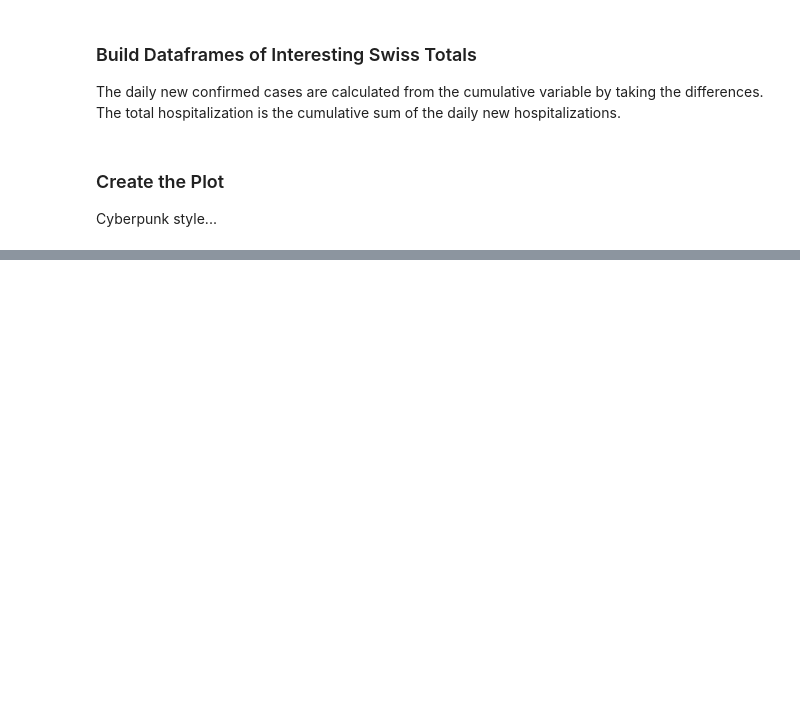
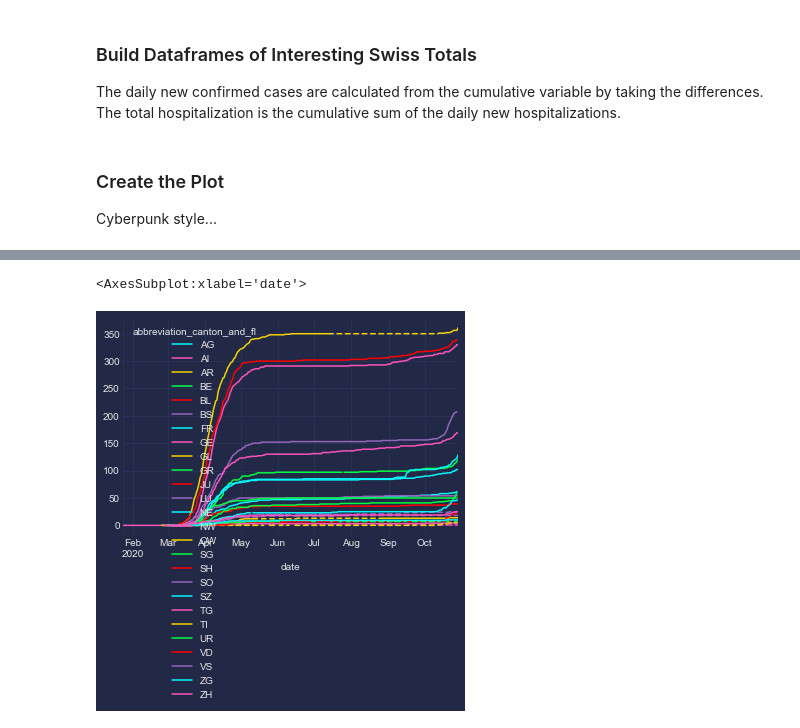
Before and after one commit to wildmichael/swisscovid, a Jupyter notebook: CovidSchweiz.ipynb, the cells around one changed output, grey strips where cells are left out. Drawn from its saved outputs; the diff is of its cells as text; code cells hidden in the pictures; blank space fills up the shorter version.

```diff
--- a/CovidSchweiz.ipynb
+++ b/CovidSchweiz.ipynb
@@ -92,0 +284,2 @@ plot(df_cumul, ax, secondary_y=['Total hospitalisiert', 'Total verstorben',])
+# %%
+colors = plt.rcParams['axes.prop_cycle']
@@ -92,0 +520,5 @@ plot(df_cumul, ax, secondary_y=['Total hospitalisiert', 'Total verstorben',])
+# %%
+x = data.set_index('abbreviation_canton_and_fl', append=True).groupby(['abbreviation_canton_and_fl']).ffill().fillna(0)
+y = x.sum(axis=0, level=0)
+y['abbreviation_canton_and_fl'] = 'Total'
+df = x.melt(ignore_index=False).reset_index()
@@ -92,0 +542,6 @@ plot(df_cumul, ax, secondary_y=['Total hospitalisiert', 'Total verstorben',])
+# %%
+y = x.ncumul_deceased.to_frame().reset_index(level=1)
+y.pivot(columns='abbreviation_canton_and_fl', values='ncumul_deceased').plot.line()
+# %% [output]
+<AxesSubplot:xlabel='date'>
+[figure, added]
```
Also changed, not shown: parts of 31 cells of this notebook, 1 other file.
